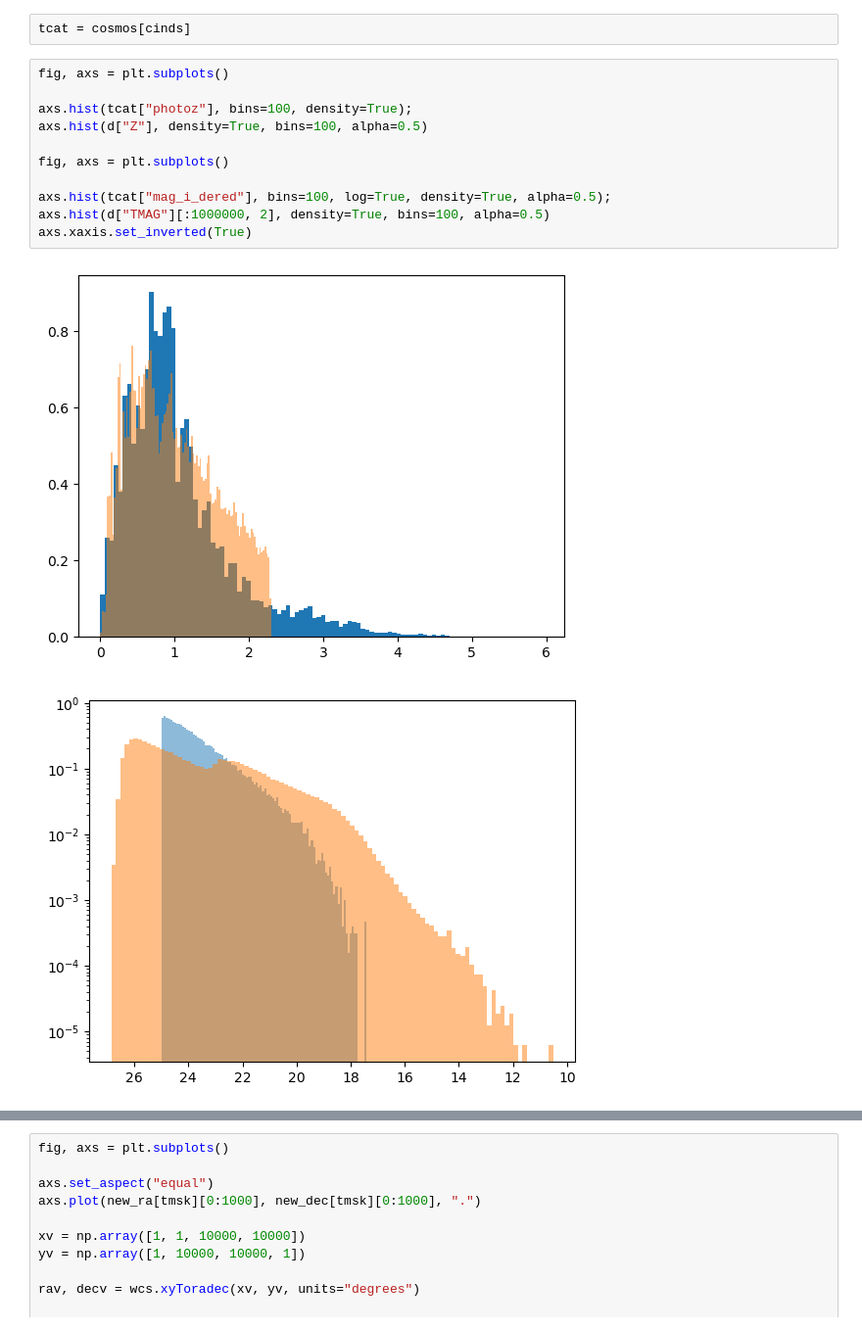
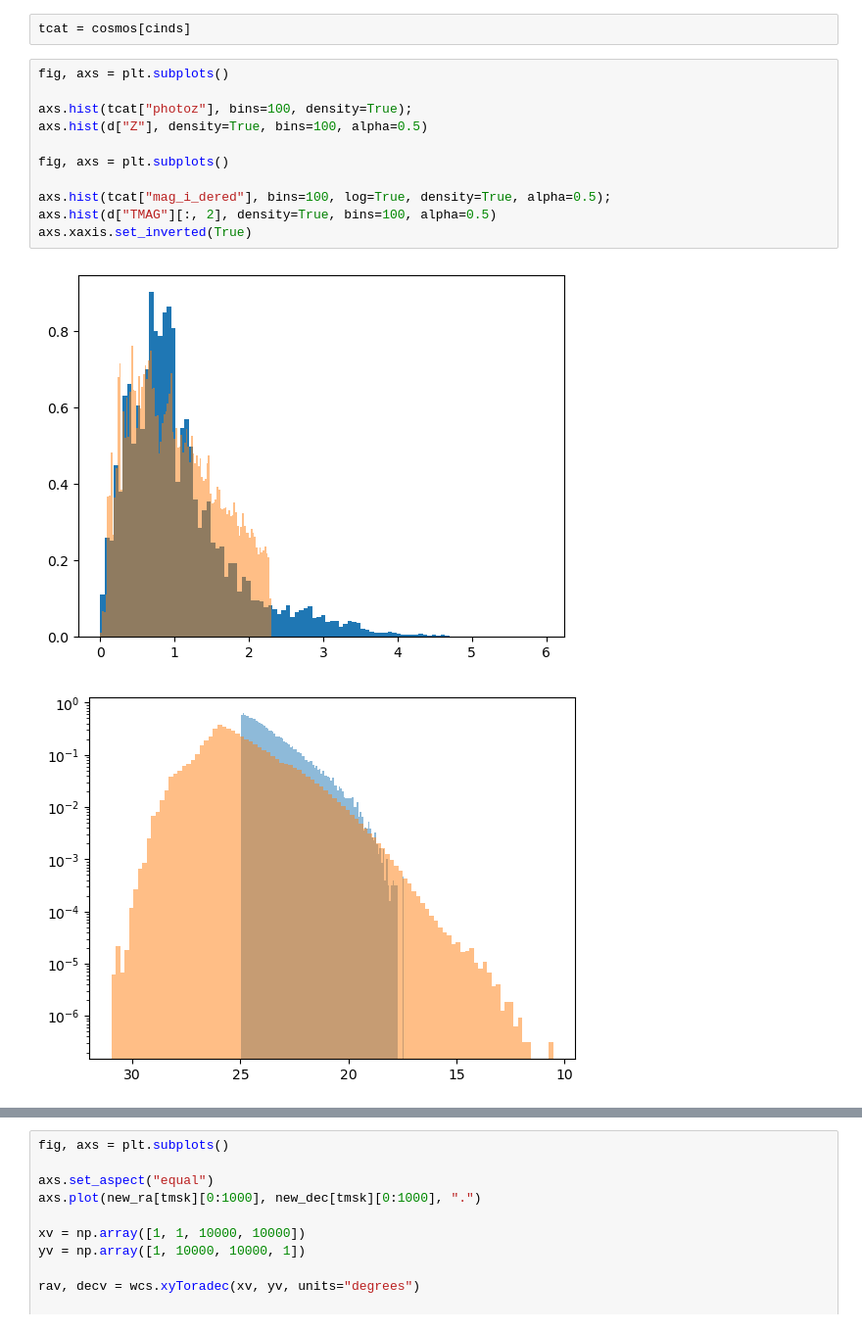
Before and after one commit to beckermr/des-y6-analysis, a Jupyter notebook: 2024_05_02_imsims_cardinal_pos/hacking.ipynb, the cells around one changed output, grey strips where cells are left out. Shown: that part at 98% size. Drawn from its saved outputs; the diff is of its cells as text.

```diff
--- a/2024_05_02_imsims_cardinal_pos/hacking.ipynb
+++ b/2024_05_02_imsims_cardinal_pos/hacking.ipynb
@@ -203,17 +203,17 @@ tcat = cosmos[cinds]
 # %%
 fig, axs = plt.subplots()
 
 axs.hist(tcat["photoz"], bins=100, density=True);
 axs.hist(d["Z"], density=True, bins=100, alpha=0.5)
 
 fig, axs = plt.subplots()
 
 axs.hist(tcat["mag_i_dered"], bins=100, log=True, density=True, alpha=0.5);
-axs.hist(d["TMAG"][:1000000, 2], density=True, bins=100, alpha=0.5)
+axs.hist(d["TMAG"][:, 2], density=True, bins=100, alpha=0.5)
 axs.xaxis.set_inverted(True)
 # %% [output]
 [figure]
-[figure, old version]
+[figure, new version]
 # %%
 %%time
 
```
Also changed, not shown: parts of 16 cells of this notebook, 1 other file.
